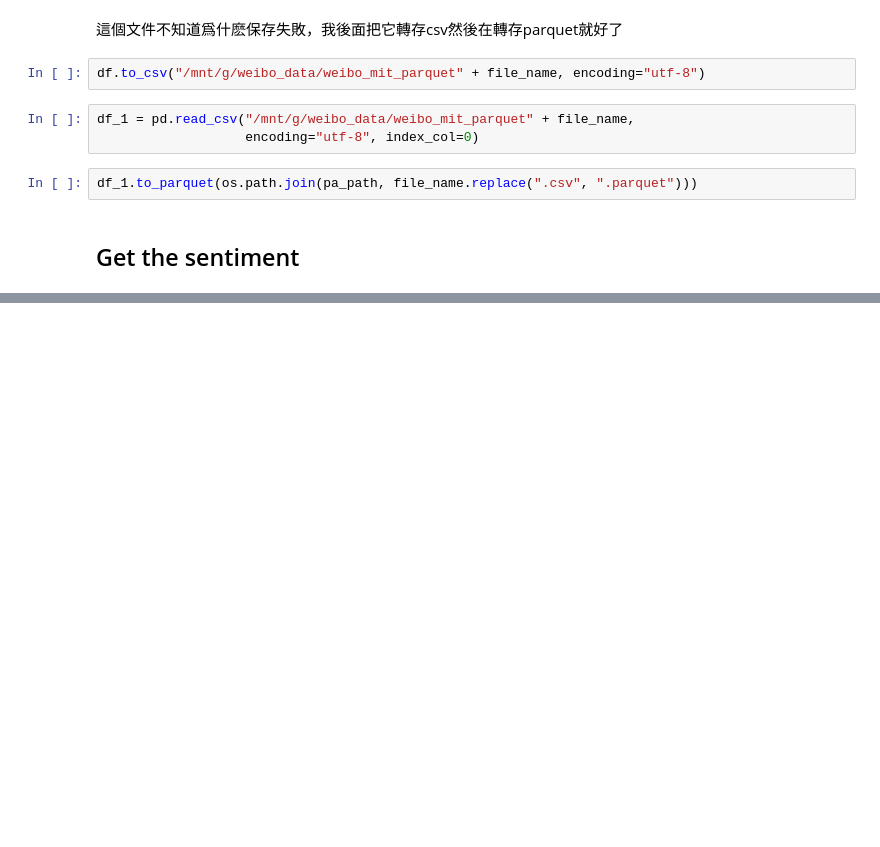
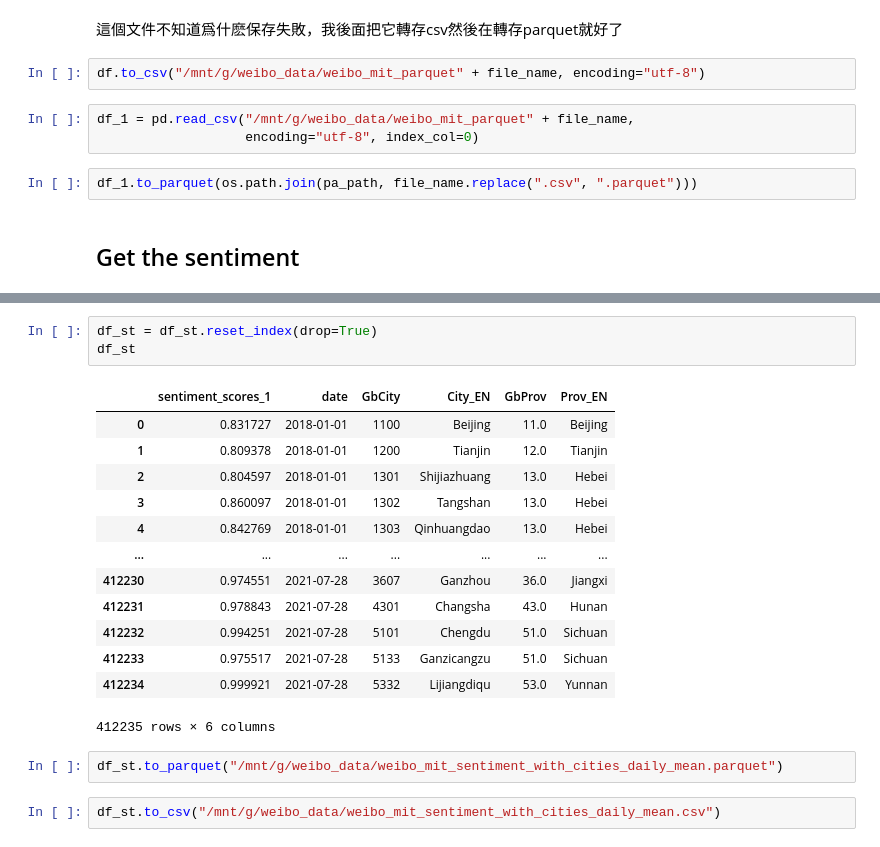
Before and after one commit to wybert/weibo_sentiment, a Jupyter notebook: notebooks/mit-weibos.ipynb, the cells around one changed output, grey strips where cells are left out. Saved outputs shown, nothing was run; the diff lists cells and outputs as text; blank space fills up the shorter version.

```diff
--- a/notebooks/mit-weibos.ipynb
+++ b/notebooks/mit-weibos.ipynb
@@ -66,0 +288,21 @@ ModuleNotFoundError: No module named 'pandas'
+# %%
+df_st = df_st.reset_index(drop=True)
+df_st
+# %% [output]
+|  | sentiment_scores_1 | date | GbCity | City_EN | GbProv | Prov_EN |
+| 0 | 0.831727 | 2018-01-01 | 1100 | Beijing | 11.0 | Beijing |
+| 1 | 0.809378 | 2018-01-01 | 1200 | Tianjin | 12.0 | Tianjin |
+| 2 | 0.804597 | 2018-01-01 | 1301 | Shijiazhuang | 13.0 | Hebei |
+| 3 | 0.860097 | 2018-01-01 | 1302 | Tangshan | 13.0 | Hebei |
+| 4 | 0.842769 | 2018-01-01 | 1303 | Qinhuangdao | 13.0 | Hebei |
+| ... | ... | ... | ... | ... | ... | ... |
+| 412230 | 0.974551 | 2021-07-28 | 3607 | Ganzhou | 36.0 | Jiangxi |
+| 412231 | 0.978843 | 2021-07-28 | 4301 | Changsha | 43.0 | Hunan |
+| 412232 | 0.994251 | 2021-07-28 | 5101 | Chengdu | 51.0 | Sichuan |
+| 412233 | 0.975517 | 2021-07-28 | 5133 | Ganzicangzu | 51.0 | Sichuan |
+| 412234 | 0.999921 | 2021-07-28 | 5332 | Lijiangdiqu | 53.0 | Yunnan |
+412235 rows × 6 columns
+# %%
+df_st.to_parquet("/mnt/g/weibo_data/weibo_mit_sentiment_with_cities_daily_mean.parquet")
+# %%
+df_st.to_csv("/mnt/g/weibo_data/weibo_mit_sentiment_with_cities_daily_mean.csv")
```
Also changed, not shown: parts of 30 cells of this notebook, 3 other files.
